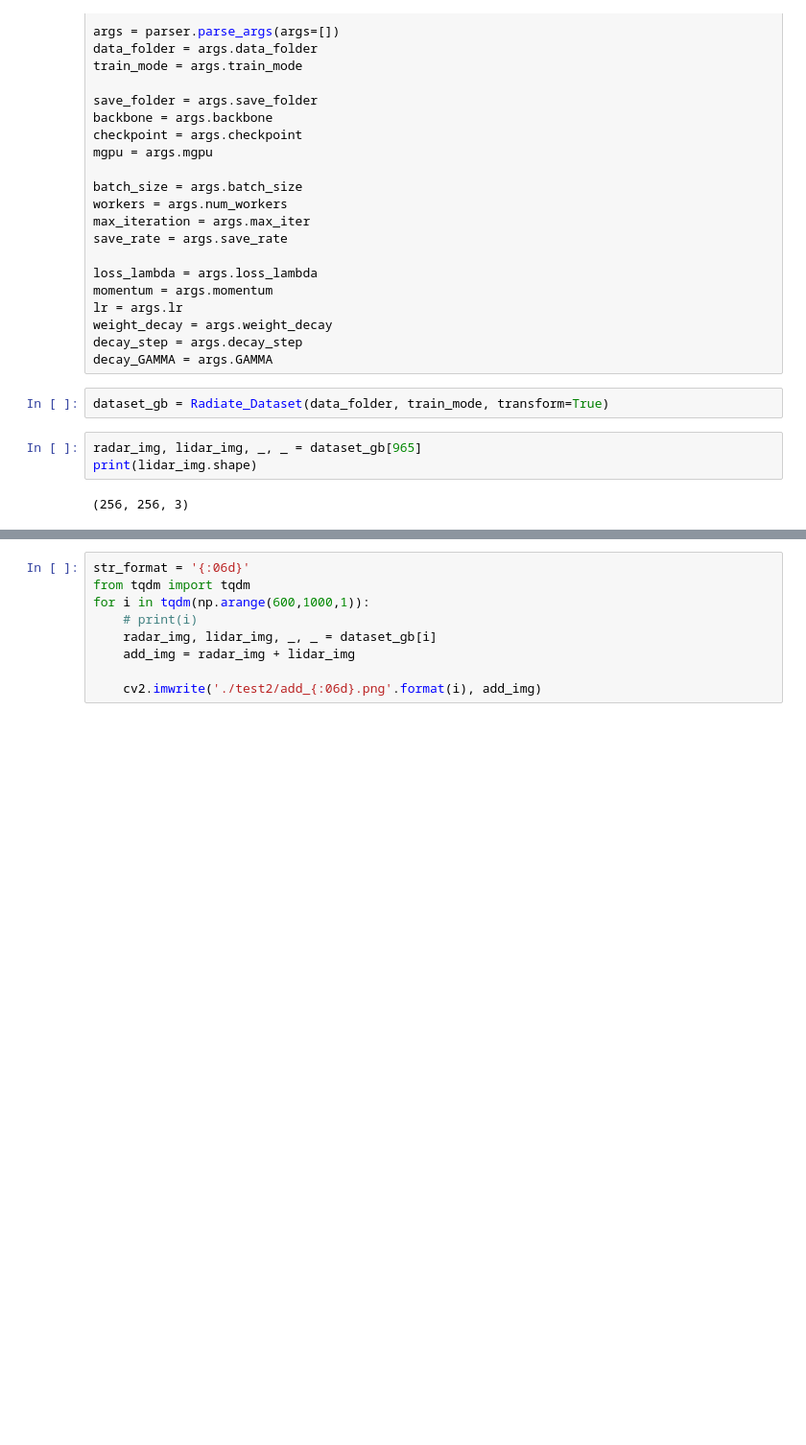
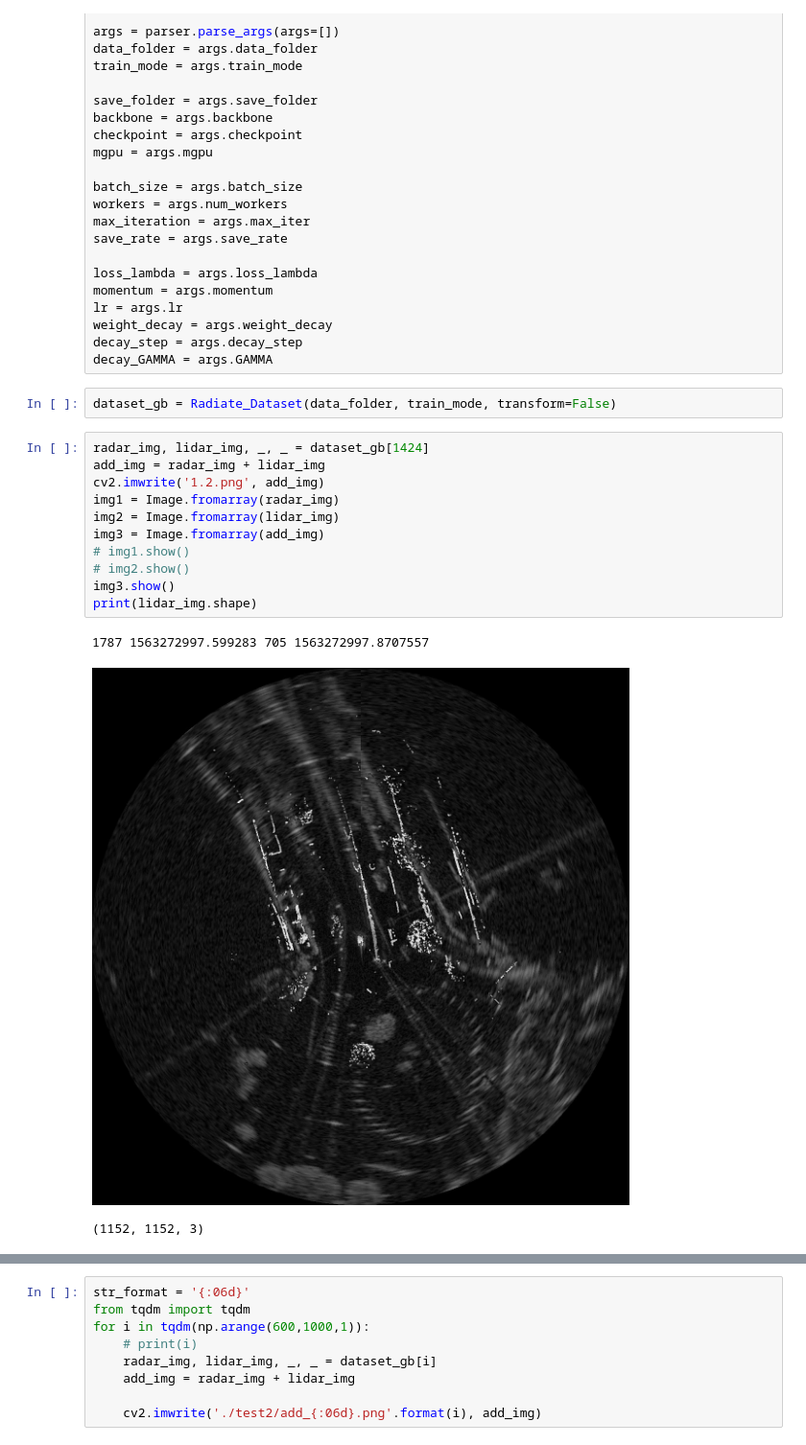
Before and after one commit to sonjjin/dataset_maker, a Jupyter notebook: lidar/dataset_with_lidar.ipynb, the cells around one changed output, grey strips where cells are left out. Shown at 96% size. Cells and saved outputs as stored; diff of their text form; blank space fills up the shorter version.

```diff
--- a/lidar/dataset_with_lidar.ipynb
+++ b/lidar/dataset_with_lidar.ipynb
@@ -321,12 +321,22 @@ weight_decay = args.weight_decay
 decay_step = args.decay_step
 decay_GAMMA = args.GAMMA
 # %%
-dataset_gb = Radiate_Dataset(data_folder, train_mode, transform=True)
+dataset_gb = Radiate_Dataset(data_folder, train_mode, transform=False)
-# %%
-radar_img, lidar_img, _, _ = dataset_gb[965]
-print(lidar_img.shape)
-# %% [output]
-(256, 256, 3)
+# %%
+radar_img, lidar_img, _, _ = dataset_gb[1424]
+add_img = radar_img + lidar_img
+cv2.imwrite('1.2.png', add_img)
+img1 = Image.fromarray(radar_img)
+img2 = Image.fromarray(lidar_img)
+img3 = Image.fromarray(add_img)
+# img1.show()
+# img2.show()
+img3.show()
+print(lidar_img.shape)
+# %% [output]
+1787 1563272997.599283 705 1563272997.8707557
+[figure, added]
+(1152, 1152, 3)
 # %%
 add_img = radar_img + lidar_img
 cv2.imwrite('1.2.png', add_img)
```
Also changed, not shown: parts of 3 cells of this notebook, 7 other files.
